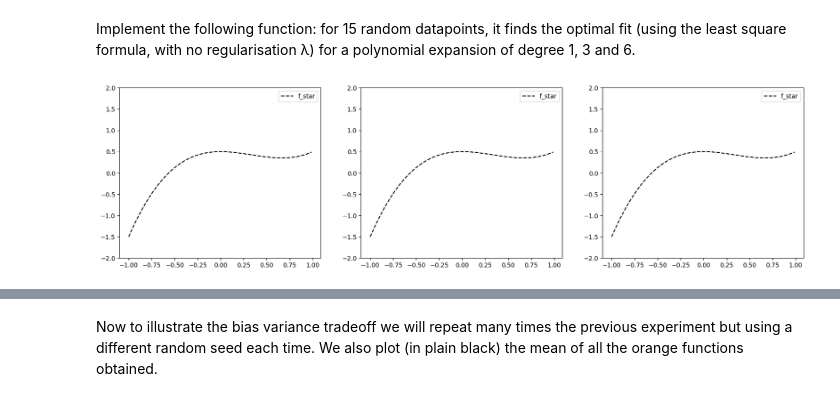
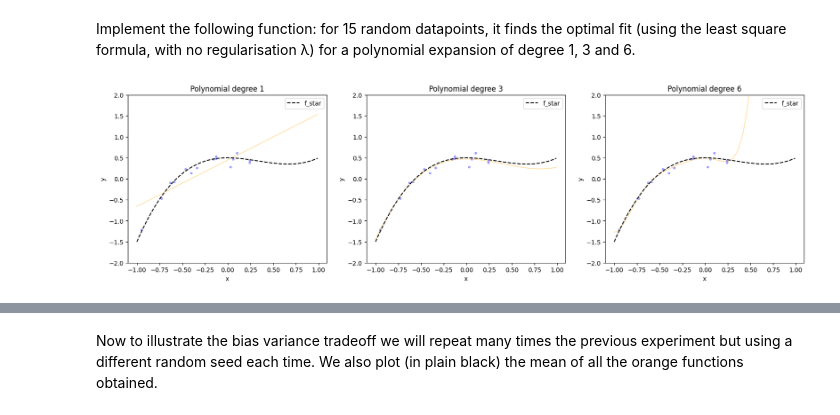
Before and after one commit to johannes-kjaer/CS433_Exercises, a Jupyter notebook: Exercise4/ex04.ipynb, the cells around one changed output, grey strips where cells are left out. Saved outputs shown, nothing was run; the diff lists cells and outputs as text; code cells hidden in the pictures.

```diff
--- a/Exercise4/ex04.ipynb
+++ b/Exercise4/ex04.ipynb
@@ -277,38 +287,38 @@ Implement the following function: for 15 random datapoints, it finds the optimal
 # %%
 from least_squares import least_squares
 
 
 def bias_variance_one_seed(sigma, degrees, seed):
     """One run of the optimal fit for 15 random points and different polynomial expansion degrees.
 
     Args:
         sigma: scalar, noise variance
         degrees: shape = (3,), 3 different degrees to consider
-        seed: integer, random see
+        seed: integer, random seed
     Returns:
     """
 
     # we will generate 15 random datapoints from the [-1, 1] uniform distribuion
     num_data = 15
     np.random.seed(seed)  # set random seed for reproducibility
     xs = np.random.uniform(-1, 1, num_data)
     # the outputs will be f_star(x) + some random gaussian noise of variance sigma**2
     ys = f_star(xs) + sigma * np.random.randn(num_data)
 
     fig, axs = plt.subplots(1, len(degrees), figsize=(20, 5))
     for index_degree, degree in enumerate(degrees):
-        # ***************************************************
-        # INSERT YOUR CODE HERE
-        # ***************************************************
+        tx = build_poly(xs,degree)
+        w_leastSquares, loss_leastSquares = least_squares(ys,tx)
 
+        plot_poly(xs,ys,w_leastSquares,degree,axs[index_degree])
         plot_fstar(axs[index_degree])
         axs[index_degree].legend()
     plt.show()
 
 
 bias_variance_one_seed(0.1, [1, 3, 6], seed=2)
 # %% [output]
-[figure, old version]
+[figure, new version]
 # %% [markdown]
 Your output should ressemble (for seed = 2) to this:
 ![alt text](bias_variance_one_run.png)
```
Also changed, not shown: parts of 8 cells of this notebook, 4 other files.
